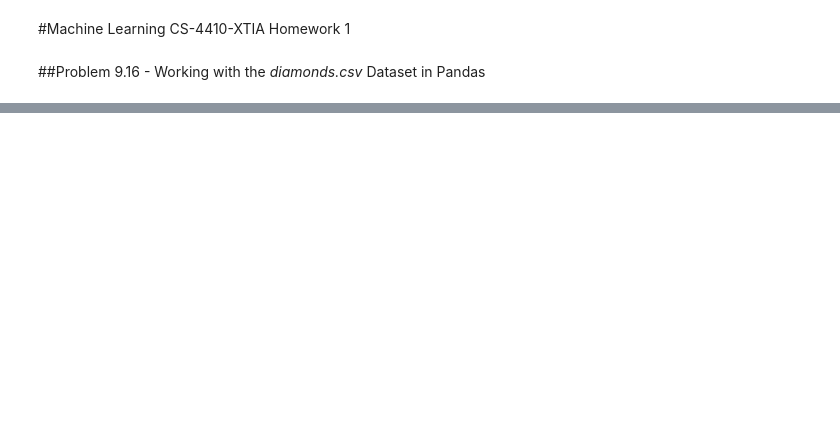
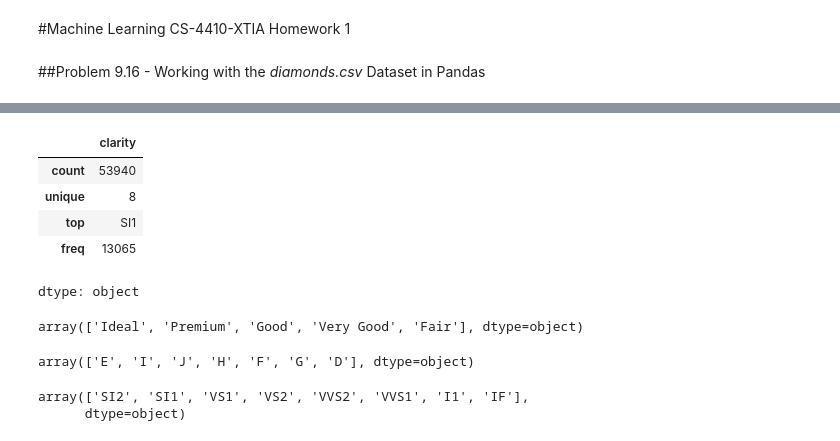
Before and after one commit to TristanDelgado/Intro-To-Machine-Learning, a Jupyter notebook: Homework1.ipynb, the cells around one changed output, grey strips where cells are left out. Drawn from its saved outputs; the diff is of its cells as text; code cells hidden in the pictures; blank space fills up the shorter version.

```diff
--- a/Homework1.ipynb
+++ b/Homework1.ipynb
@@ -15,0 +83,28 @@ Path to dataset files: /root/.cache/kagglehub/datasets/shivam2503/diamonds/versi
+# %%
+#Part F: Part three "clarity"
+df["clarity"].describe()
+# %% [output]
+|  | clarity |
+| count | 53940 |
+| unique | 8 |
+| top | SI1 |
+| freq | 13065 |
+dtype: object
+# %%
+#Part G: What are the unique category values?
+
+#Part G: Part one "cut"
+df["cut"].unique()
+# %% [output]
+array(['Ideal', 'Premium', 'Good', 'Very Good', 'Fair'], dtype=object)
+# %%
+#Part G: Part two "color"
+df["color"].unique()
+# %% [output]
+array(['E', 'I', 'J', 'H', 'F', 'G', 'D'], dtype=object)
+# %%
+#Part G: Part three "clarity"
+df["clarity"].unique()
+# %% [output]
+array(['SI2', 'SI1', 'VS1', 'VS2', 'VVS2', 'VVS1', 'I1', 'IF'],
+      dtype=object)
```
Also changed, not shown: parts of 11 cells of this notebook.
